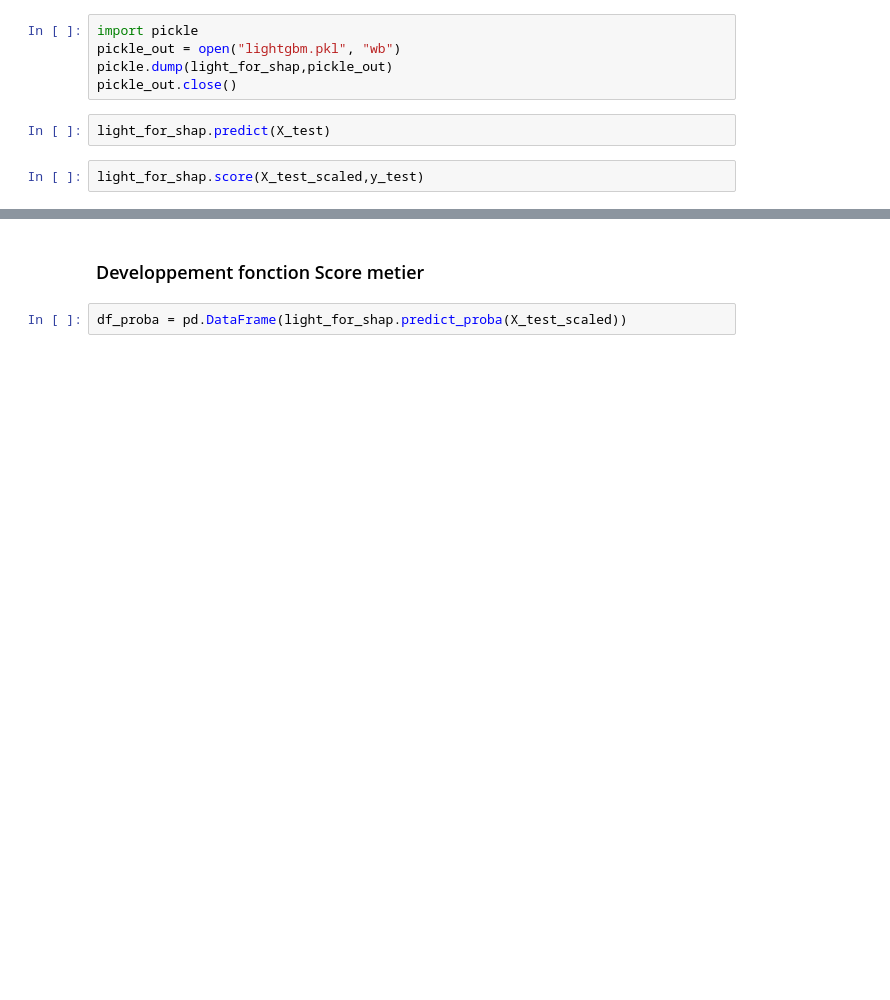
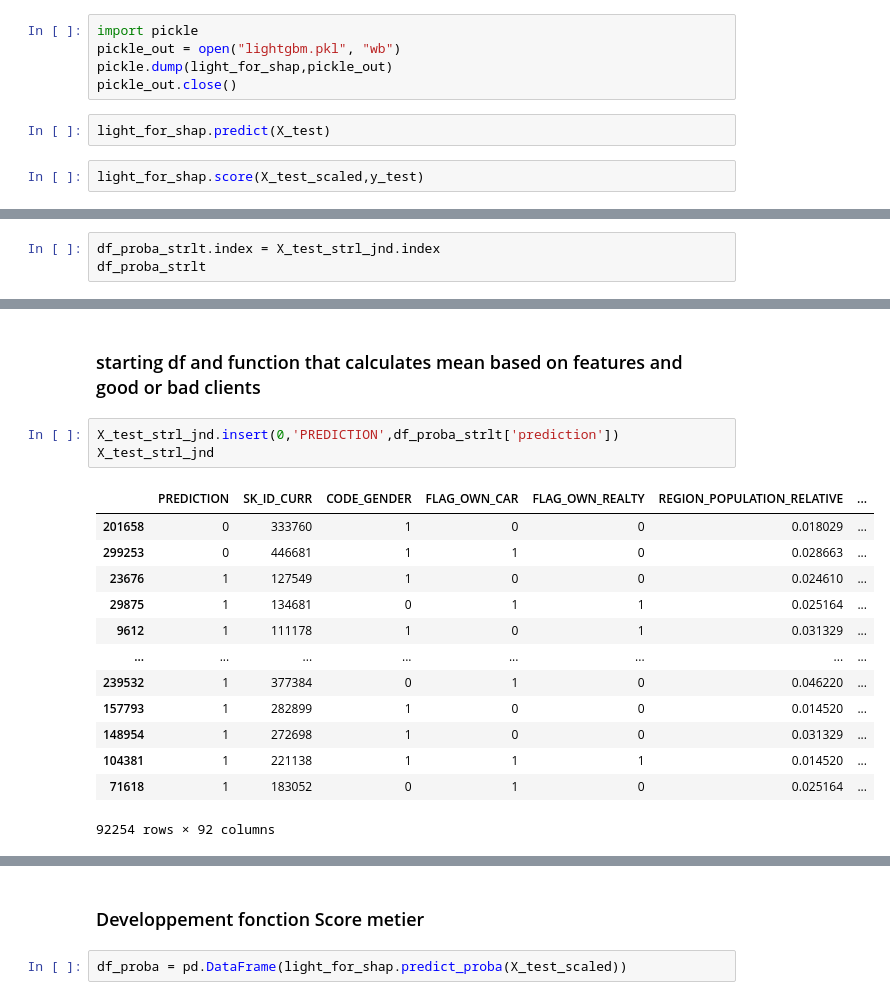
Before and after one commit to SilviaFranze/Project7, a Jupyter notebook: Proj7_OK.ipynb, the cells around one changed output, grey strips where cells are left out. Cells and saved outputs as stored; diff of their text form; blank space fills up the shorter version.

Commit message:
computing function to calculate histogram

```diff
--- a/Proj7_OK.ipynb
+++ b/Proj7_OK.ipynb
@@ -1290,0 +1344,3 @@ light_for_shap.score(X_test_scaled,y_test)
+# %%
+df_proba_strlt.index = X_test_strl_jnd.index
+df_proba_strlt
@@ -1290,0 +1361,19 @@ light_for_shap.score(X_test_scaled,y_test)
+# %% [markdown]
+### starting df and function that calculates mean based on features and good or bad clients
+# %%
+X_test_strl_jnd.insert(0,'PREDICTION',df_proba_strlt['prediction'])
+X_test_strl_jnd
+# %% [output]
+|  | PREDICTION | SK_ID_CURR | CODE_GENDER | FLAG_OWN_CAR | FLAG_OWN_REALTY | REGION_POPULATION_RELATIVE | ... |
+| 201658 | 0 | 333760 | 1 | 0 | 0 | 0.018029 | ... |
+| 299253 | 0 | 446681 | 1 | 1 | 0 | 0.028663 | ... |
+| 23676 | 1 | 127549 | 1 | 0 | 0 | 0.024610 | ... |
+| 29875 | 1 | 134681 | 0 | 1 | 1 | 0.025164 | ... |
+| 9612 | 1 | 111178 | 1 | 0 | 1 | 0.031329 | ... |
+| ... | ... | ... | ... | ... | ... | ... | ... |
+| 239532 | 1 | 377384 | 0 | 1 | 0 | 0.046220 | ... |
+| 157793 | 1 | 282899 | 1 | 0 | 0 | 0.014520 | ... |
+| 148954 | 1 | 272698 | 1 | 0 | 0 | 0.031329 | ... |
+| 104381 | 1 | 221138 | 1 | 1 | 1 | 0.014520 | ... |
+| 71618 | 1 | 183052 | 0 | 1 | 0 | 0.025164 | ... |
+92254 rows × 92 columns
```
Also changed, not shown: parts of 18 cells of this notebook.
